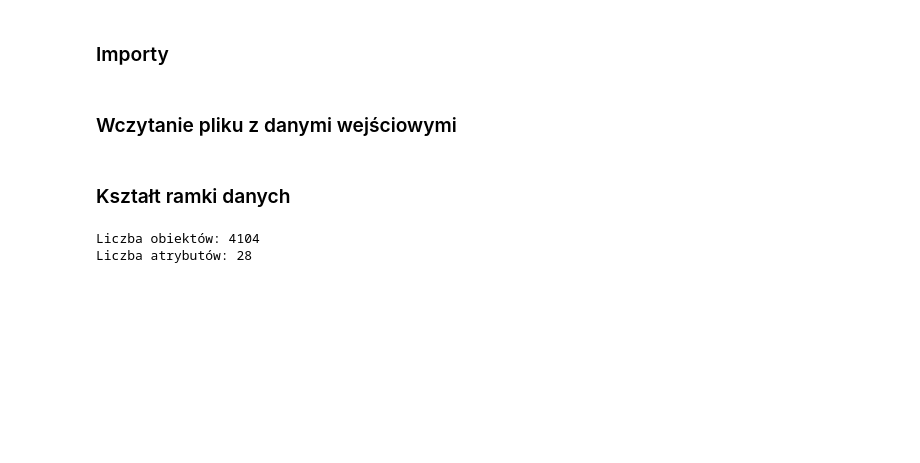
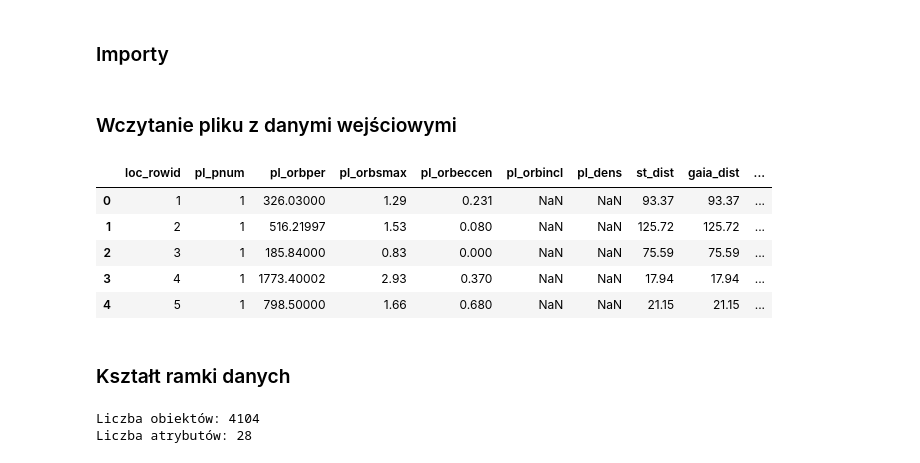
Before and after one commit to KaliszS/Exoplanets-Kepler-Regression, a Jupyter notebook: Exoplanet Regression.ipynb, the cells around one changed output. Drawn from its saved outputs; the diff is of its cells as text; code cells hidden in the pictures; blank space fills up the shorter version.

```diff
--- a/Exoplanet Regression.ipynb
+++ b/Exoplanet Regression.ipynb
@@ -12,6 +12,15 @@ import matplotlib.pyplot as plt
 ### Wczytanie pliku z danymi wejściowymi
 # %%
 df = pd.read_csv("exoplanets.csv")
+# %%
+df.head()
+# %% [output]
+|  | loc_rowid | pl_pnum | pl_orbper | pl_orbsmax | pl_orbeccen | pl_orbincl | pl_dens | st_dist | gaia_dist | ... |
+| 0 | 1 | 1 | 326.03000 | 1.29 | 0.231 | NaN | NaN | 93.37 | 93.37 | ... |
+| 1 | 2 | 1 | 516.21997 | 1.53 | 0.080 | NaN | NaN | 125.72 | 125.72 | ... |
+| 2 | 3 | 1 | 185.84000 | 0.83 | 0.000 | NaN | NaN | 75.59 | 75.59 | ... |
+| 3 | 4 | 1 | 1773.40002 | 2.93 | 0.370 | NaN | NaN | 17.94 | 17.94 | ... |
+| 4 | 5 | 1 | 798.50000 | 1.66 | 0.680 | NaN | NaN | 21.15 | 21.15 | ... |
 # %% [markdown]
 ### Kształt ramki danych
 # %%
```
Also changed, not shown: parts of 7 cells of this notebook.
